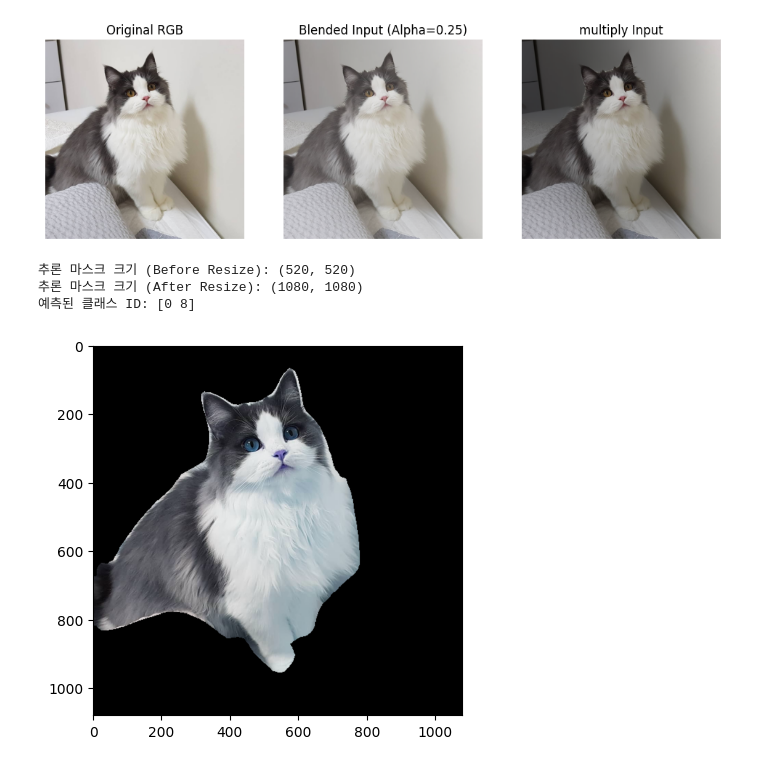
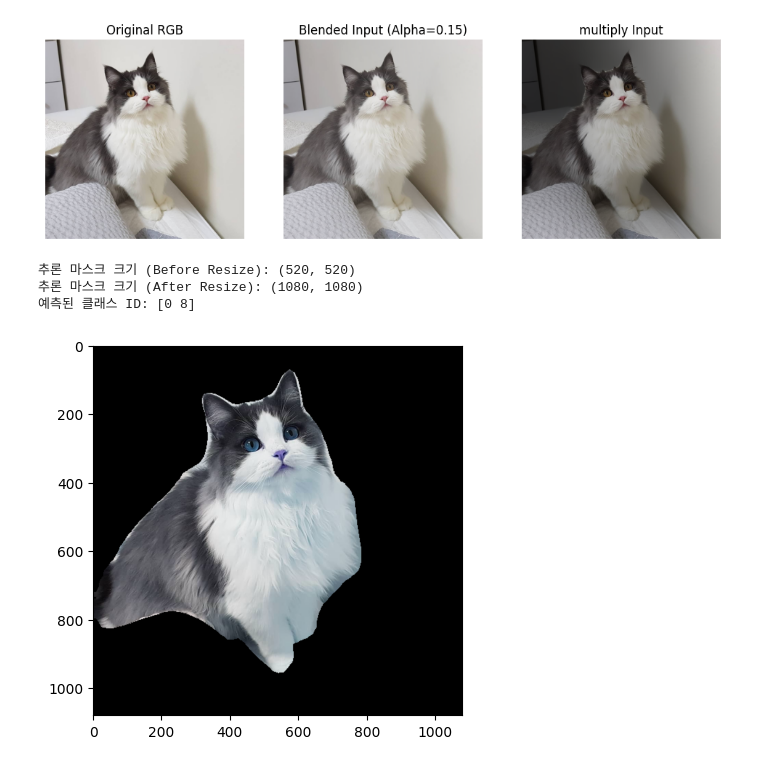
Before and after one commit to Yongseok1113/AIFFEL_quest_rs, a Jupyter notebook: Exploration/Ex01/ex01.ipynb, the cells around one changed output. Cells and saved outputs as stored; diff of their text form; code cells hidden in the pictures.

```diff
--- a/Exploration/Ex01/ex01.ipynb
+++ b/Exploration/Ex01/ex01.ipynb
@@ -562,14 +568,14 @@ def create_blended_input(image_path, depth_map, alpha=0.15, effect_strength=0.7)
     return add_blended, multi_blended
 
 # 실행 예시
-add_blended, multi_blended = create_blended_input(cat_img_path, depth_map, alpha=0.25)
+add_blended, multi_blended = create_blended_input(cat_img_path, depth_map, alpha=0.15, effect_strength=0.8)
 # output_mask = deeplab_model(mixed_input)
 # %% [output]
 -> 심도 맵 리사이즈 완료: 1080 x 1080
 -> 곱 블렌딩 리사이즈 완료: 1080 x 1080
 [figure]
 # %%
-target_img = add_blended.copy()
+target_img = multi_blended.copy()
 save_img_name = "cat_depth_result.jpg"
 
 model = deeplabv3_resnet101(pretrained=True).eval()
@@ -587,31 +593,31 @@ with torch.no_grad():
 print(f"추론 마스크 크기 (Before Resize): {output_predictions.shape}")
 # 마스크를 원본 크기로 Resize
 output_predictions_resized = cv2.resize(output_predictions, (target_img.shape[1], target_img.shape[0]), interpolation=cv2.INTER_NEAREST)
 
 print(f"추론 마스크 크기 (After Resize): {output_predictions_resized.shape}")
 unique_classes = np.unique(output_predictions_resized)
 print(f"예측된 클래스 ID: {unique_classes}")
 
 target_class_id = unique_classes[-1]
 
 seg_map = (output_predictions_resized == target_class_id)
 img_mask = seg_map.astype(np.uint8) * 255
 
 save_path = os.path.join(base_img_path, save_img_name)
 origin_path = os.path.join(base_img_path, f"{origin_img_name}.jpg")
 origin_img = cv2.imread(origin_path)
 cat_img = cv2.cvtColor(cat_img, cv2.COLOR_BGR2RGB)
 img_mask = cv2.cvtColor(img_mask, cv2.COLOR_GRAY2BGR)
 
 
 final_img = cv2.bitwise_and(origin_img, img_mask)
 if not os.path.isfile(save_path):
     cv2.imwrite(save_path, img_mask)
 
 plt.imshow(final_img, cmap='gray')
 plt.show()
 # %% [output]
 추론 마스크 크기 (Before Resize): (520, 520)
 추론 마스크 크기 (After Resize): (1080, 1080)
 예측된 클래스 ID: [0 8]
-[figure, old version]
+[figure, new version]
```
Also changed, not shown: parts of 1 cell of this notebook, 1 other file.
